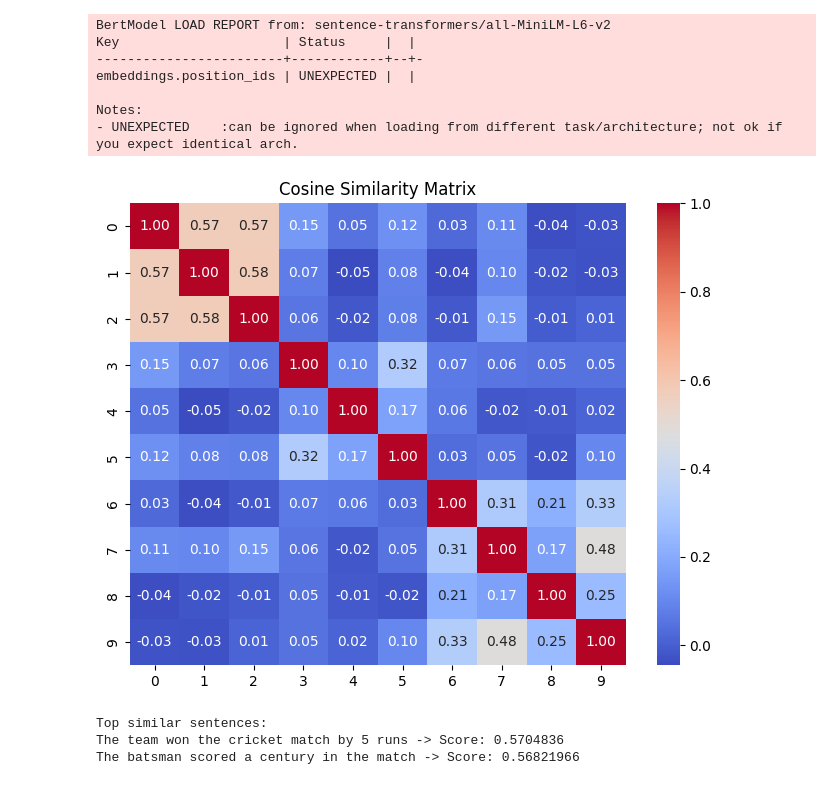
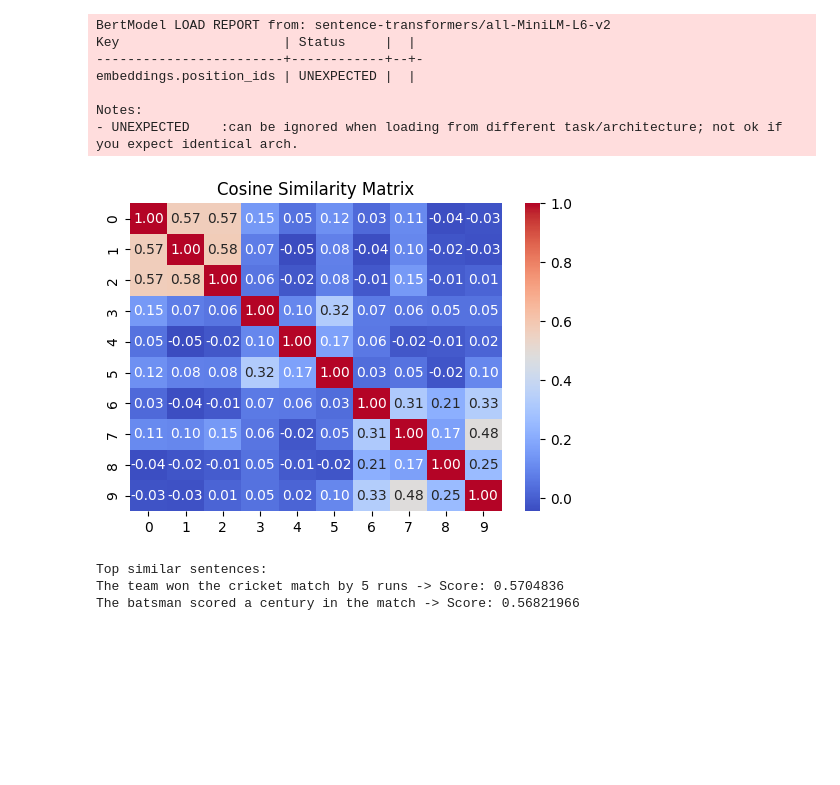
Before and after one commit to MitaliKalburgi/assignment-01-bitsom_ba_2511623, a Jupyter notebook: assignment-01-bitsom_ba_2511623/part4-vector-db/embeddings_demo.ipynb, the cells around one changed output. Saved outputs shown, nothing was run; the diff lists cells and outputs as text; code cells hidden in the pictures; blank space fills up the shorter version.

```diff
--- a/assignment-01-bitsom_ba_2511623/part4-vector-db/embeddings_demo.ipynb
+++ b/assignment-01-bitsom_ba_2511623/part4-vector-db/embeddings_demo.ipynb
@@ -71,12 +71,12 @@ embeddings = model.encode(sentences)
 similarity_matrix = cosine_similarity(embeddings, embeddings)
 # %%
 # Step 5: Display heatmap
-plt.figure(figsize=(8,6))
+plt.figure(figsize=(6, 4))
 sns.heatmap(similarity_matrix, annot=True, fmt=".2f", cmap="coolwarm")
 plt.title("Cosine Similarity Matrix")
 plt.show()
 # %% [output]
-[figure, old version]
+[figure, new version]
 # %%
 # Step 6: Query
 query = "The bowler took three wickets in one over"
```
